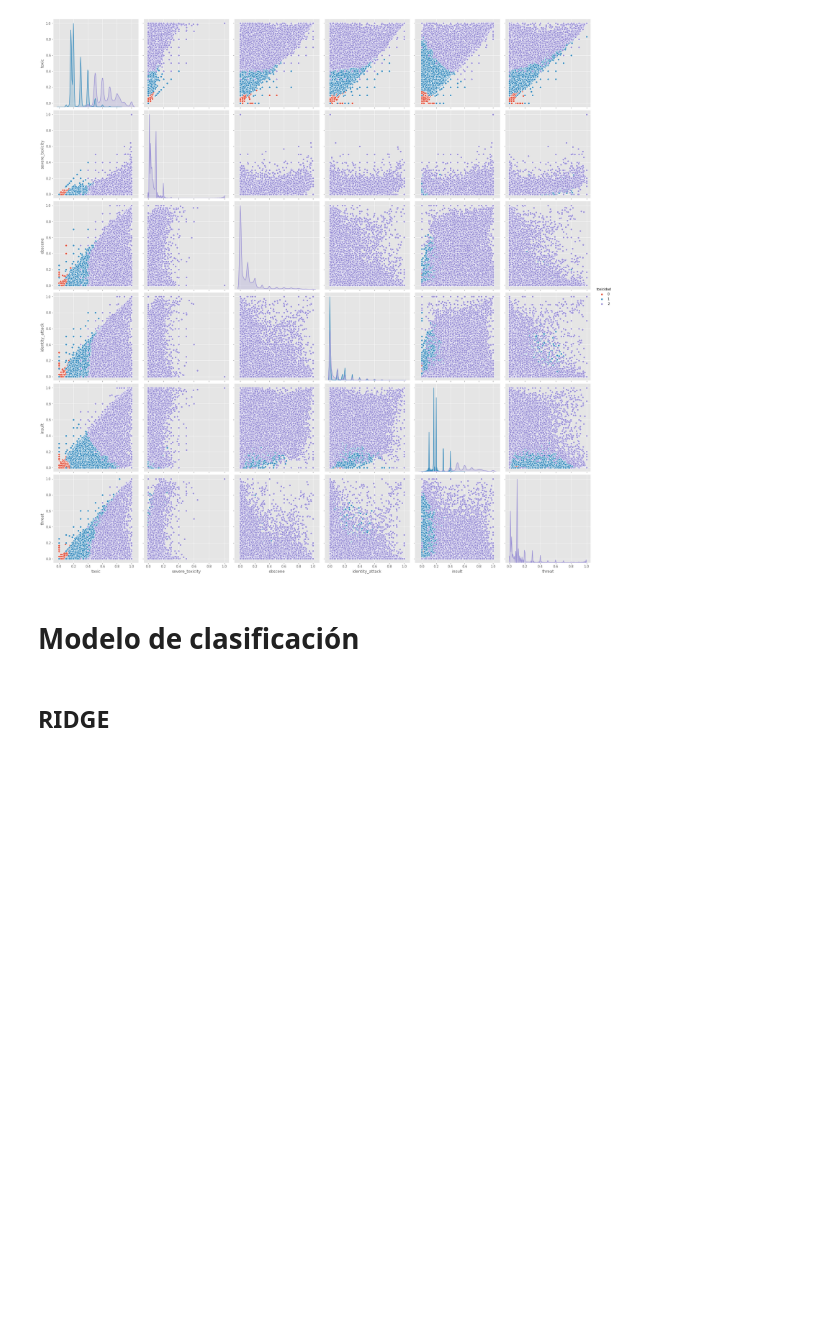
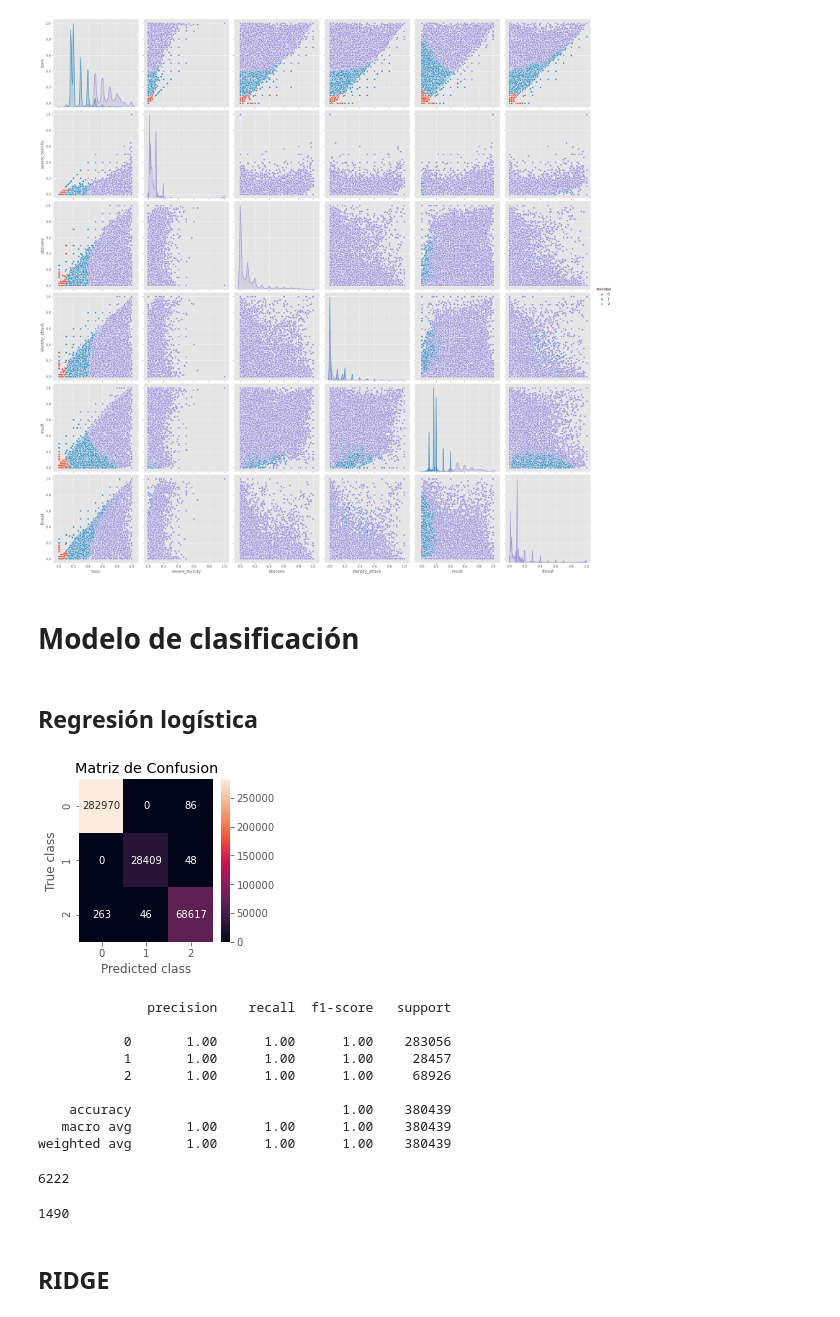
Before and after one commit to cabymetal/proyecto_integrador, a Jupyter notebook: PredicccionToxicidad.ipynb, the cells around one changed output. Saved outputs shown, nothing was run; the diff lists cells and outputs as text; code cells hidden in the pictures; blank space fills up the shorter version.

```diff
--- a/PredicccionToxicidad.ipynb
+++ b/PredicccionToxicidad.ipynb
@@ -411,9 +390,9 @@ from sklearn import model_selection
 # %%
 col = ['toxic','severe_toxicity','obscene','identity_attack','insult','threat']
-X = X_train[col]
-y_train = X_train['toxicidad']
+X_class = X_train_cluster[col]
+y_class = X_train_cluster['toxicidad']
 
-X_train, X_test, y_train, y_test = model_selection.train_test_split(X, y_train, train_size=0.8)
+X_train, X_test, y_train, y_test = model_selection.train_test_split(X_class, y_class, train_size=0.8)
 # %%
 #Se evalua la suma de cuadrados para ver que tan bueno es el ajuste
 def SSE(residuo):
@@ -434,6 +413,48 @@ def plot_residuals_and_coeff(resid_train, resid_test, coeff):
     axes[2].set_ylabel("coeficiente")
     fig.tight_layout()
     return fig, axes
+# %%
+def mostrar_resultados(y_test, pred_y):
+    conf_matrix = confusion_matrix(y_test, pred_y)
+    plt.figure(figsize=(3, 3))
+    sns.heatmap(conf_matrix, annot=True, fmt="d");
+    plt.title("Matriz de Confusion")
+    plt.ylabel('True class')
+    plt.xlabel('Predicted class')
+    plt.show()
+    print (classification_report(y_test, pred_y))
+# %% [markdown]
+## Regresión logística
+# %%
+clf_base = LogisticRegression(C=1.0,penalty='l2',random_state=1,solver="newton-cg")
+clf_base.fit(X_train, y_train)
+
+pred_y = clf_base.predict(X_test)
+
+mostrar_resultados(y_test, pred_y)
+# %% [output]
+[figure, added]
+              precision    recall  f1-score   support
+
+           0       1.00      1.00      1.00    283056
+           1       1.00      1.00      1.00     28457
+           2       1.00      1.00      1.00     68926
+
+    accuracy                           1.00    380439
+   macro avg       1.00      1.00      1.00    380439
+weighted avg       1.00      1.00      1.00    380439
+# %%
+residuo_del_entrenamiento = y_train - clf_base.predict(X_train)
+sse_train = SSE(residuo_del_entrenamiento)
+sse_train
+# %% [output]
+6222
+# %%
+residuo_del_testeo = y_test - clf_base.predict(X_test)
+sse_train = SSE(residuo_del_testeo)
+sse_train
+# %% [output]
+1490
 # %% [markdown]
 ## RIDGE
 # %%
```
Also changed, not shown: parts of 37 cells of this notebook.
